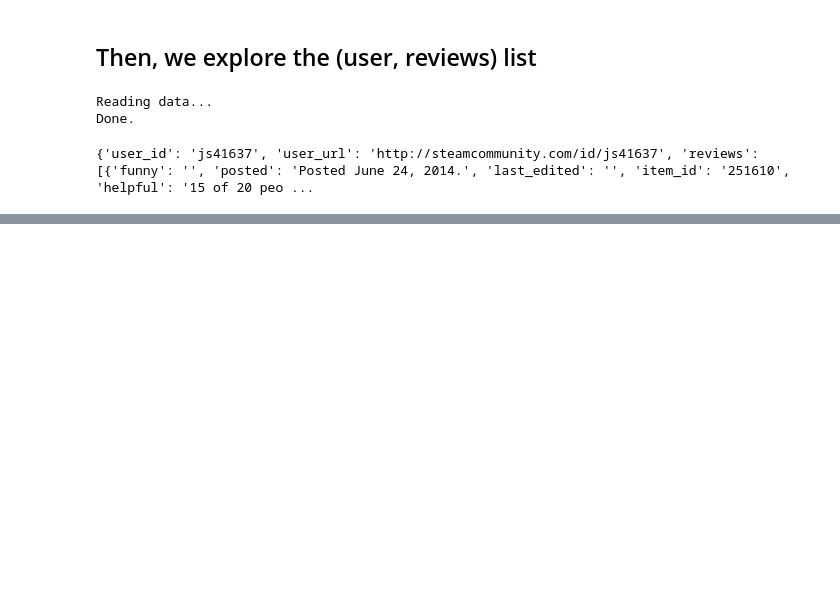
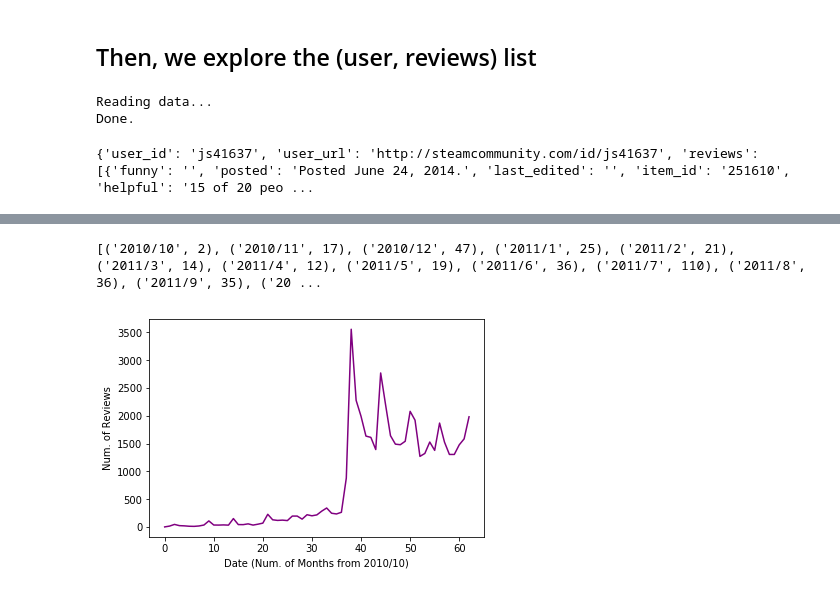
Before and after one commit to ShinTo98/Recommender-System-Survey, a Jupyter notebook: exploratory_analysis.ipynb, the cells around one changed output, grey strips where cells are left out. Cells and saved outputs as stored; diff of their text form; code cells hidden in the pictures; blank space fills up the shorter version.

```diff
--- a/exploratory_analysis.ipynb
+++ b/exploratory_analysis.ipynb
@@ -109,0 +236,29 @@ print(data_user_reviews[1])
+# %%
+# Time period + distribution regarding time (line chart)
+
+# Create the list
+l = []
+for i in review_date:
+    l.append((i[0], i[1], i[2], review_date[i]))
+
+l.sort(key=lambda x: x[2])
+
+result = []
+for i in l:
+    result.append(((str(i[1]) + '/' + str(i[0])), i[3]))
+
+print(result)
+
+labels = []
+num = []
+for i in result:
+    labels.append(i[0])
+    num.append(i[1])
+
+plt.ylabel('Num. of Reviews')
+plt.xlabel('Date (Num. of Months from 2010/10)')
+plt.plot(range(63), num, color='purple')
+plt.savefig('plot4.png')
+# %% [output]
+[('2010/10', 2), ('2010/11', 17), ('2010/12', 47), ('2011/1', 25), ('2011/2', 21), ('2011/3', 14), ('2011/4', 12), ('2011/5', 19), ('2011/6', 36), ('2011/7', 110), ('2011/8', 36), ('2011/9', 35), ('20 ...
+[figure, added]
```
Also changed, not shown: parts of 8 cells of this notebook, 4 other files.
